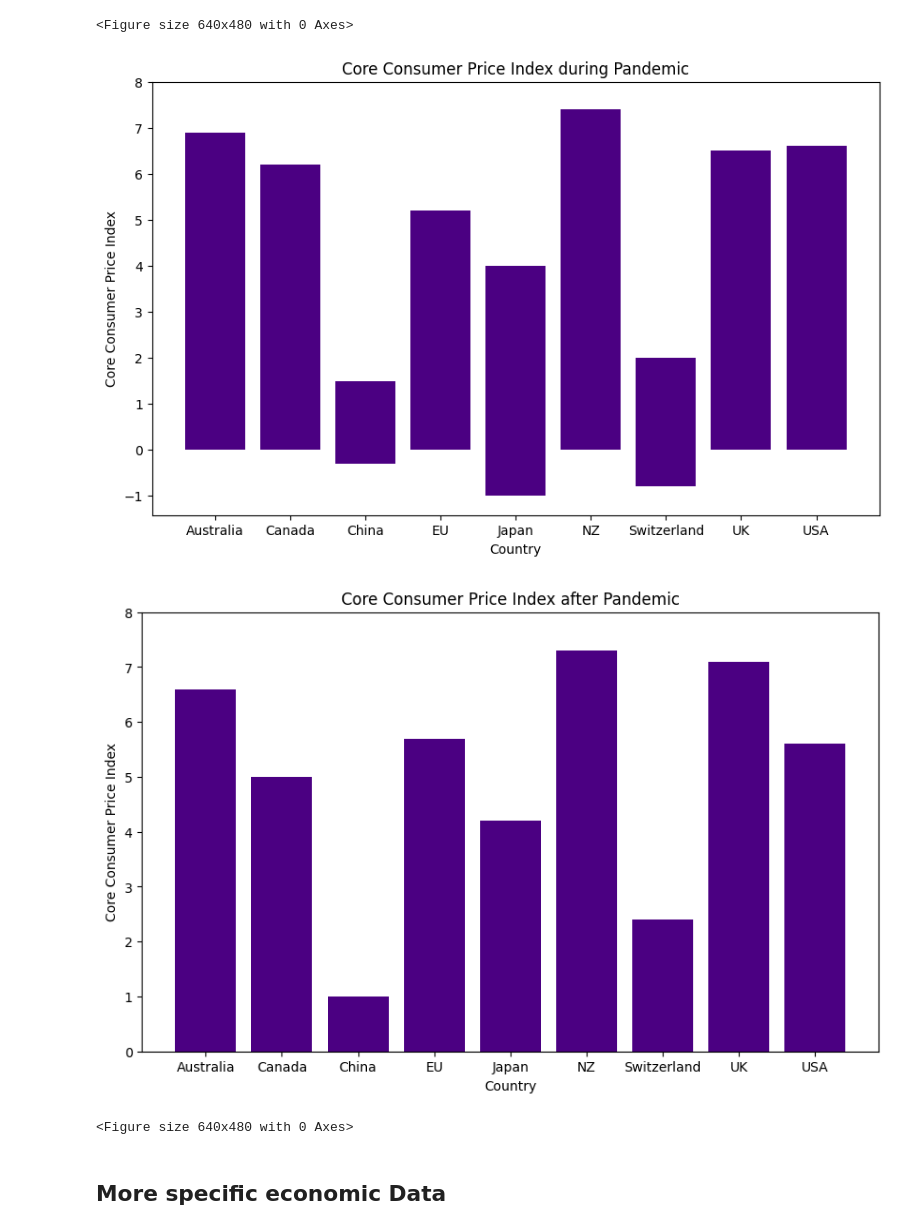
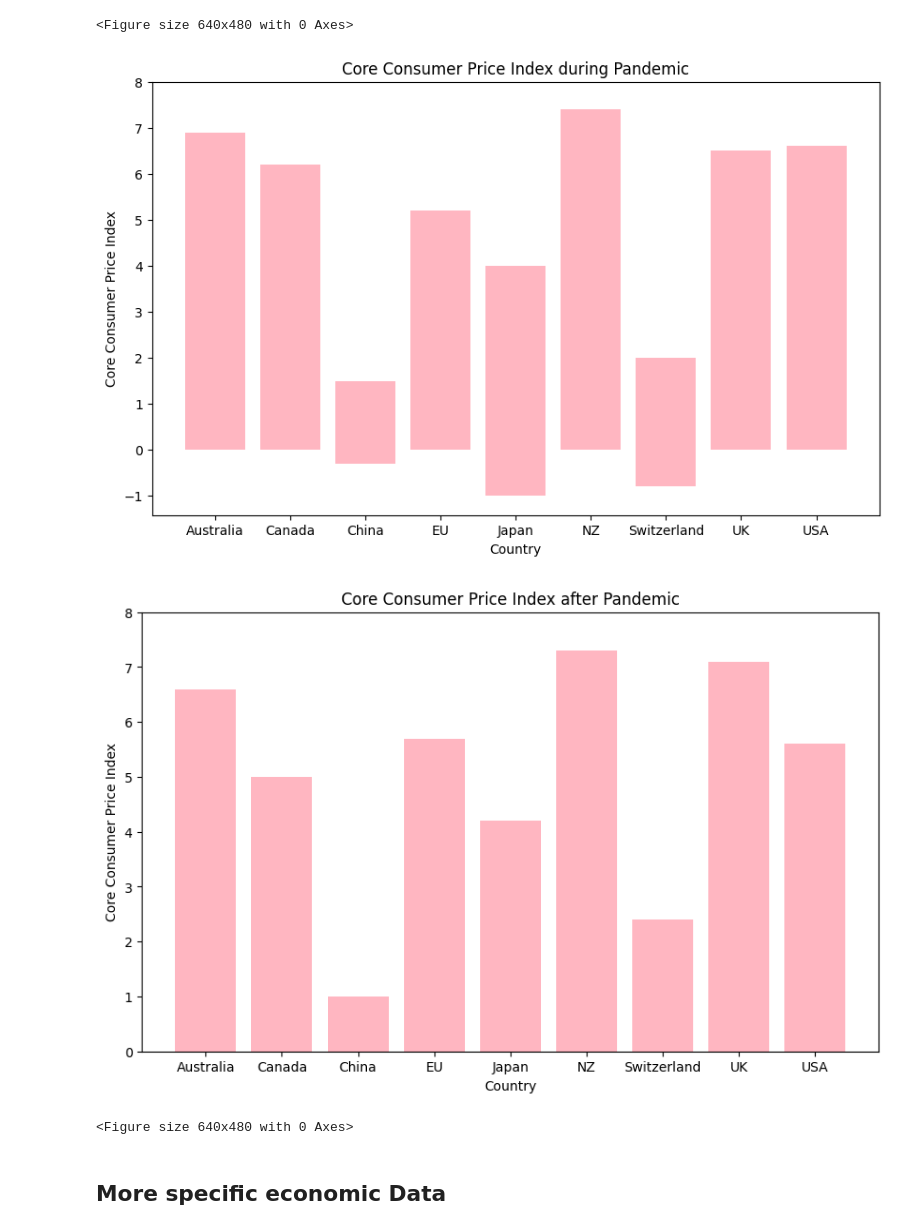
Before and after one commit to kevinmaxx2/Economic-Data-After-Covid, a Jupyter notebook: notebook.ipynb, the cells around one changed output. Cells and saved outputs as stored; diff of their text form; code cells hidden in the pictures.

Commit message:
Add final charts

```diff
--- a/notebook.ipynb
+++ b/notebook.ipynb
@@ -233,28 +233,28 @@ plt.clf()
 # %%
 #Data during Covid
 df_pandemic.loc[:, 'core cpi'] = df_pandemic['core cpi'].str.rstrip('%').astype(float)
 core_cpi = df_pandemic['core cpi']
 plt.figure(figsize=(10, 6))
-plt.bar(df_pandemic['country'], df_pandemic['core cpi'], color='indigo')
+plt.bar(df_pandemic['country'], df_pandemic['core cpi'], color='lightpink')
 plt.xlabel('Country', fontsize=10)
 plt.ylabel('Core Consumer Price Index')
 plt.title('Core Consumer Price Index during Pandemic')
 plt.yticks(range(int(min(core_cpi)), int(max(core_cpi)) + 2, 1))
 plt.show()
 #Data after Covid
 df_after_pandemic.loc[:, 'core cpi'] = df_after_pandemic['core cpi'].str.rstrip('%').astype(float)
 core_cpi_after = df_after_pandemic['core cpi']
 plt.figure(figsize=(10, 6))
-plt.bar(df_after_pandemic['country'], df_after_pandemic['core cpi'], color='indigo')
+plt.bar(df_after_pandemic['country'], df_after_pandemic['core cpi'], color='lightpink')
 plt.xlabel('Country', fontsize=10)
 plt.ylabel('Core Consumer Price Index')
 plt.title('Core Consumer Price Index after Pandemic')
 plt.yticks(range(int(min(core_cpi_after)), int(max(core_cpi_after)) + 2, 1))
 plt.show()
 plt.clf()
 # %% [output]
-[figure, old version]
+[figure, new version]
-[figure, old version]
+[figure, new version]
 <Figure size 640x480 with 0 Axes>
 # %% [markdown]
 ## More specific economic Data
```
Also changed, not shown: parts of 3 cells of this notebook.
